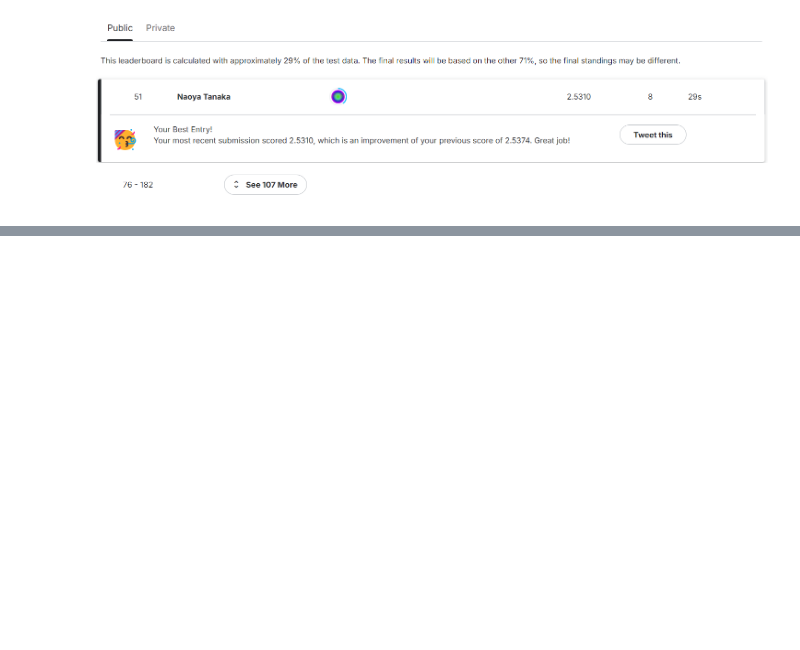
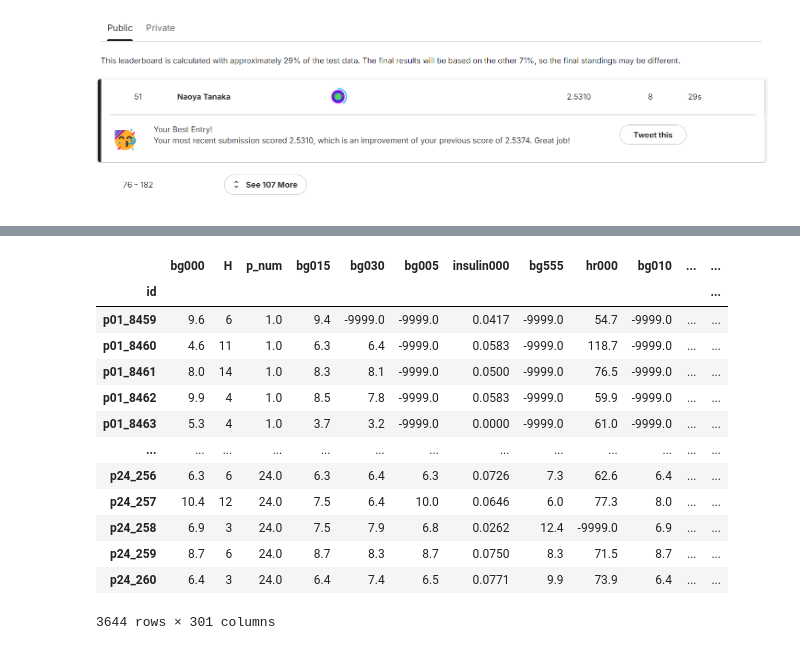
Before and after one commit to NTanaka1994/omoitsuki, a Jupyter notebook: blood.ipynb, the cells around one changed output, grey strips where cells are left out. Saved outputs shown, nothing was run; the diff lists cells and outputs as text; code cells hidden in the pictures; blank space fills up the shorter version.

```diff
--- a/blood.ipynb
+++ b/blood.ipynb
@@ -820,0 +880,8 @@ pred
+# %%
+for i in range(len(preds[0])):
+    y_pred.append(np.mean(preds[:, i]))
+pred = pd.DataFrame(y_pred)
+pred.index = x_test.index
+pred.columns = ["bg+1:00"]
+pred.sort_index().to_csv("submit_7.csv")
+pred
@@ -820,0 +903,19 @@ pred
+# %%
+models = sorted(models, key=lambda x:x[1], reverse=True)
+# %%
+x_train2 = x_train
+x_test2 = x_test
+# %%
+imp = models[0][0].feature_importances_ / sum(models[0][0].feature_importances_)
+df_imp = pd.DataFrame(imp)
+df_imp.index = x_train2.columns
+df_imp.columns = ["imp"]
+imp_col = df_imp.sort_values("imp", ascending=False).index
+imp_val = df_imp.sort_values("imp", ascending=False).values
+imp_sum = imp_val.cumsum()
+columns = []
+for i in range(len(imp_col)):
+    if imp_sum[i] < 0.9:
+        columns.append(imp_col[i])
+x_train2 = x_train[columns]
+x_test2 = x_test[columns]
@@ -820,0 +938,17 @@ pred
+# %%
+x_test2
+# %% [output]
+|  | bg000 | H | p_num | bg015 | bg030 | bg005 | insulin000 | bg555 | hr000 | bg010 | ... | ... |
+| id |  |  |  |  |  |  |  |  |  |  |  | ... |
+| p01_8459 | 9.6 | 6 | 1.0 | 9.4 | -9999.0 | -9999.0 | 0.0417 | -9999.0 | 54.7 | -9999.0 | ... | ... |
+| p01_8460 | 4.6 | 11 | 1.0 | 6.3 | 6.4 | -9999.0 | 0.0583 | -9999.0 | 118.7 | -9999.0 | ... | ... |
+| p01_8461 | 8.0 | 14 | 1.0 | 8.3 | 8.1 | -9999.0 | 0.0500 | -9999.0 | 76.5 | -9999.0 | ... | ... |
+| p01_8462 | 9.9 | 4 | 1.0 | 8.5 | 7.8 | -9999.0 | 0.0583 | -9999.0 | 59.9 | -9999.0 | ... | ... |
+| p01_8463 | 5.3 | 4 | 1.0 | 3.7 | 3.2 | -9999.0 | 0.0000 | -9999.0 | 61.0 | -9999.0 | ... | ... |
+| ... | ... | ... | ... | ... | ... | ... | ... | ... | ... | ... | ... | ... |
+| p24_256 | 6.3 | 6 | 24.0 | 6.3 | 6.4 | 6.3 | 0.0726 | 7.3 | 62.6 | 6.4 | ... | ... |
+| p24_257 | 10.4 | 12 | 24.0 | 7.5 | 6.4 | 10.0 | 0.0646 | 6.0 | 77.3 | 8.0 | ... | ... |
+| p24_258 | 6.9 | 3 | 24.0 | 7.5 | 7.9 | 6.8 | 0.0262 | 12.4 | -9999.0 | 6.9 | ... | ... |
+| p24_259 | 8.7 | 6 | 24.0 | 8.7 | 8.3 | 8.7 | 0.0750 | 8.3 | 71.5 | 8.7 | ... | ... |
+| p24_260 | 6.4 | 3 | 24.0 | 6.4 | 7.4 | 6.5 | 0.0771 | 9.9 | 73.9 | 6.4 | ... | ... |
+3644 rows × 301 columns
```
Also changed, not shown: parts of 8 cells of this notebook.
